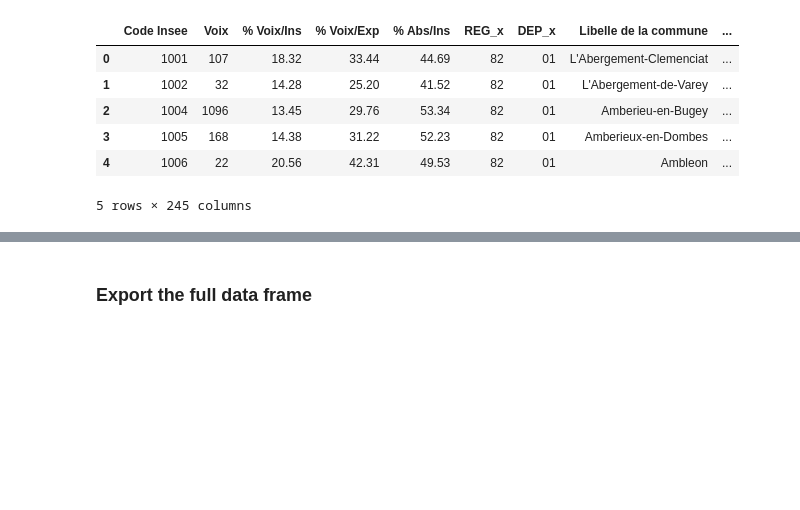
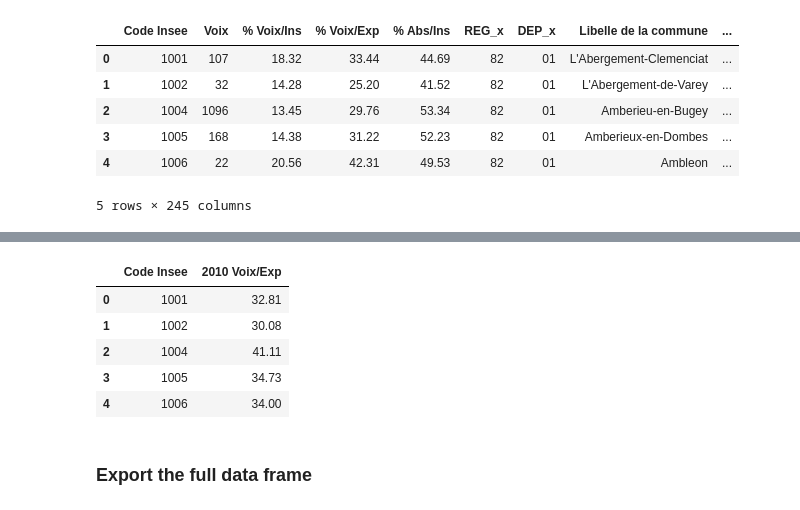
Before and after one commit to du-phan/Electoral-Analysis, a Jupyter notebook: supplementary_data_cleaning.ipynb, the cells around one changed output, grey strips where cells are left out. Saved outputs shown, nothing was run; the diff lists cells and outputs as text; code cells hidden in the pictures; blank space fills up the shorter version.

```diff
--- a/supplementary_data_cleaning.ipynb
+++ b/supplementary_data_cleaning.ipynb
@@ -209,0 +195,4 @@ full_data_right.head()
+# %%
+#right_vote_2010 = pd.read_excel("2010_right_party_vote.xlsx")
+left_vote_2010 = pd.read_excel("2010_left_party_vote.xlsx")
+#er_party_vote = pd.read_excel("2010_er_party_vote")
@@ -209,0 +209,17 @@ full_data_right.head()
+# %%
+#right_vote_2010 = right_vote_2010[['Code Insee',"% Voix/Exp"]]
+left_vote_2010 = left_vote_2010[['Code Insee',"% Voix/Exp"]]
+#er_vote_2010 = left_vote_2010[['Code Insee',"% Voix/Exp"]]
+# %%
+#right_vote_2010.columns = ['Code Insee','2010 Voix/Exp']
+left_vote_2010.columns = ['Code Insee','2010 Voix/Exp']
+#er_vote_2010.columns = ['Code Insee','2010 Voix/Exp']
+# %%
+left_vote_2010.head()
+# %% [output]
+|  | Code Insee | 2010 Voix/Exp |
+| 0 | 1001 | 32.81 |
+| 1 | 1002 | 30.08 |
+| 2 | 1004 | 41.11 |
+| 3 | 1005 | 34.73 |
+| 4 | 1006 | 34.00 |
```
Also changed, not shown: parts of 9 cells of this notebook, 1 other file.
